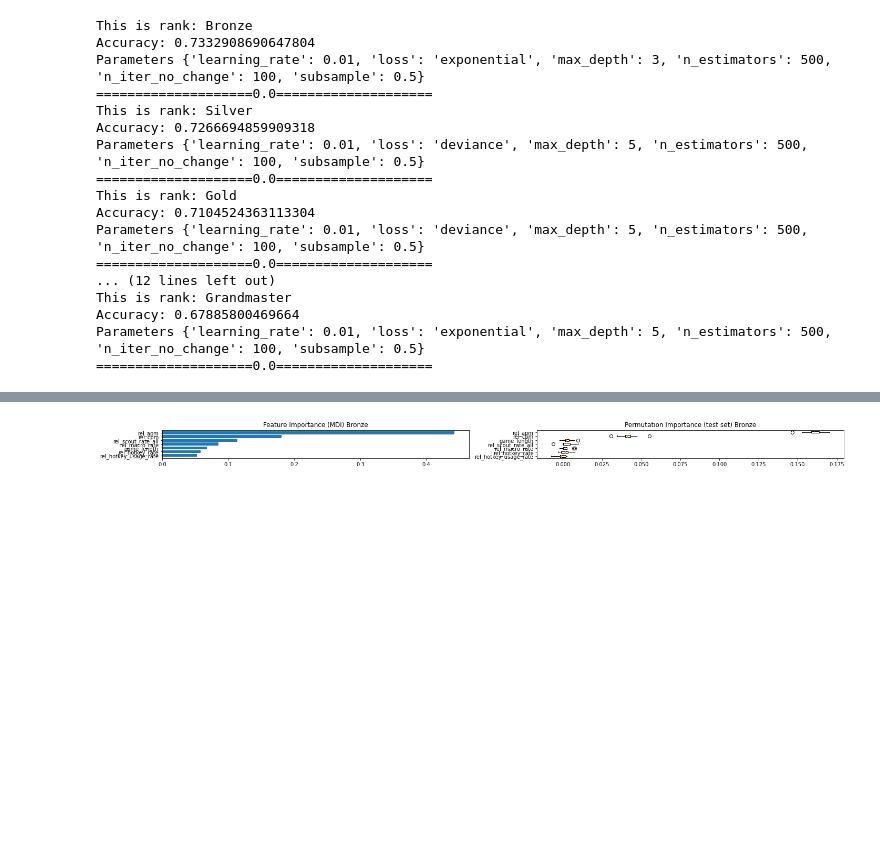
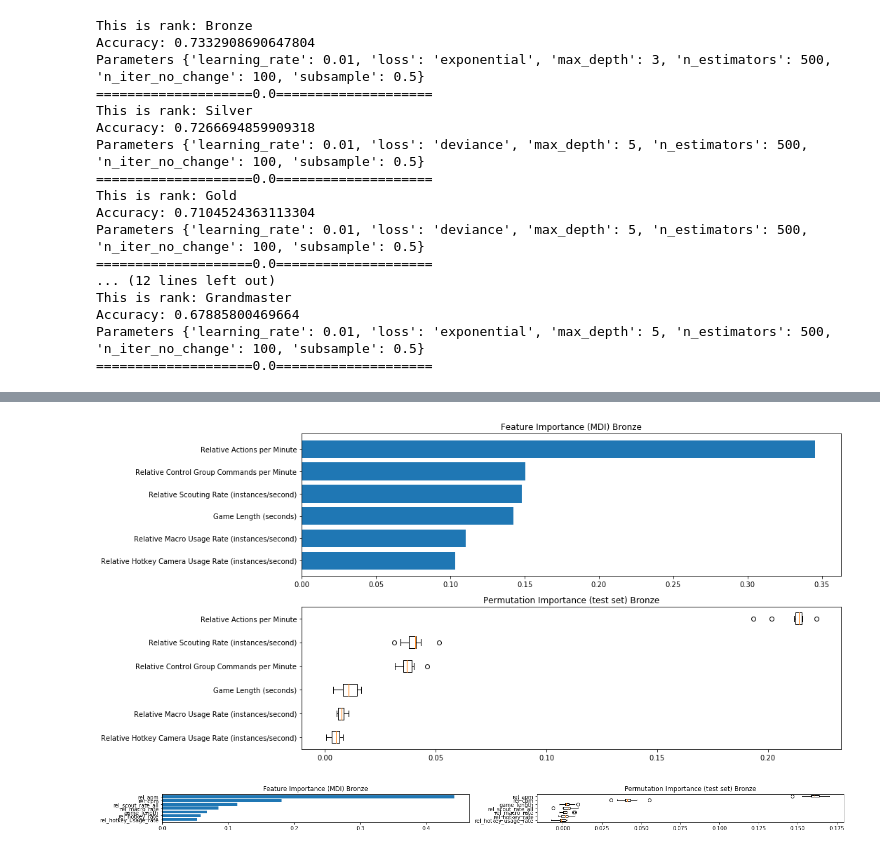
Before and after one commit to awilliambauer/pattern-analysis, a Jupyter notebook: starcraft/prediction_analysis.ipynb, the cells around one changed output, grey strips where cells are left out. Saved outputs shown, nothing was run; the diff lists cells and outputs as text; code cells hidden in the pictures; blank space fills up the shorter version.

```diff
--- a/starcraft/prediction_analysis.ipynb
+++ b/starcraft/prediction_analysis.ipynb
@@ -311,0 +396,16 @@ Parameters {'learning_rate': 0.01, 'loss': 'deviance', 'max_depth': 5, 'n_estima
+# %%
+# EU
+res_win_eu = []
+res_skill_eu = []
+with Pool(15) as pool:
+    print("Winner prediction - EU")
+    var_imp, perm_imp, predictors = predict(data_win_eu, GradientBoostingClassifier,
+                                            predictors_win,
+                                            ['win'], ParameterGrid(grid_quick), pool)
+    res_win_eu.append((var_imp, perm_imp, predictors))
+with Pool(15) as pool:
+    print("Skill prediction - EU")
+    var_imp, perm_imp, predictors = predict(data_skill_eu, GradientBoostingClassifier,
+                                            predictors_skill,
+                                            ['skill'], ParameterGrid(grid_quick), pool)
+    res_skill_eu.append((var_imp, perm_imp, predictors))
@@ -312,3 +428,8 @@ Parameters {'learning_rate': 0.01, 'loss': 'deviance', 'max_depth': 5, 'n_estima
+# %%
+# EU feature importance
+plot_features_importance(res_win_eu)
+# %% [output]
+[figure, added]
 # %%
 # Winner prediction across ranks
 plot_features_importance(res[:7], rank = True)
```
Also changed, not shown: parts of 24 cells of this notebook, 6 other files.
